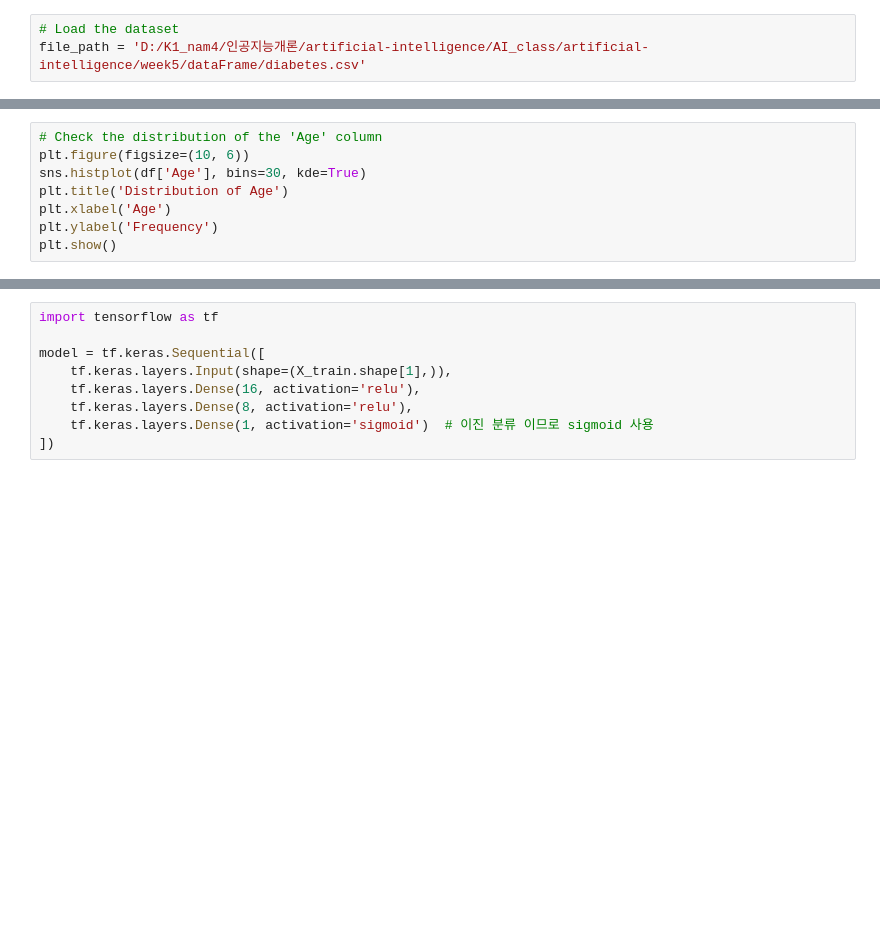
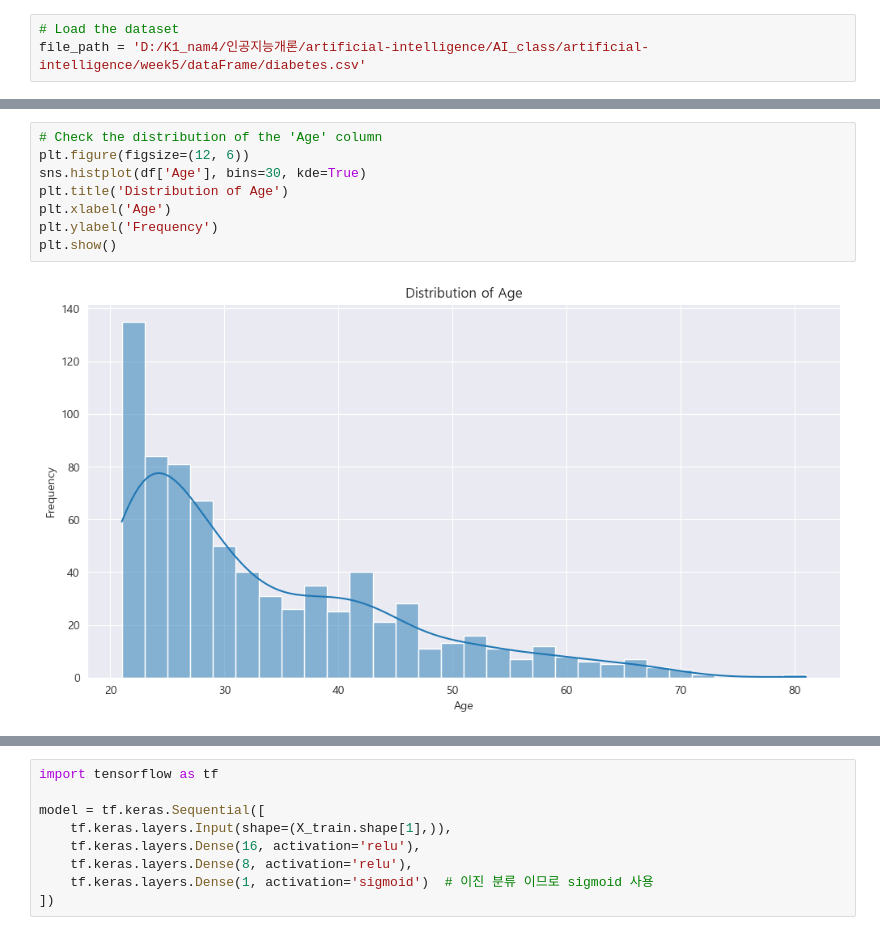
Before and after one commit to Kimnabin/artificial-intelligence, a Jupyter notebook: week5/diabetes.ipynb, the cells around one changed output, grey strips where cells are left out. Cells and saved outputs as stored; diff of their text form; blank space fills up the shorter version.

```diff
--- a/week5/diabetes.ipynb
+++ b/week5/diabetes.ipynb
@@ -51,10 +116,12 @@ df['Age'].describe()
 # %%
 # Check the distribution of the 'Age' column
-plt.figure(figsize=(10, 6))
+plt.figure(figsize=(12, 6))
 sns.histplot(df['Age'], bins=30, kde=True)
 plt.title('Distribution of Age')
 plt.xlabel('Age')
 plt.ylabel('Frequency')
 plt.show()
+# %% [output]
+[figure, added]
 # %%
 # Check the distribution of the 'Pregnancies' column
```
Also changed, not shown: parts of 38 cells of this notebook, 2 other files.
